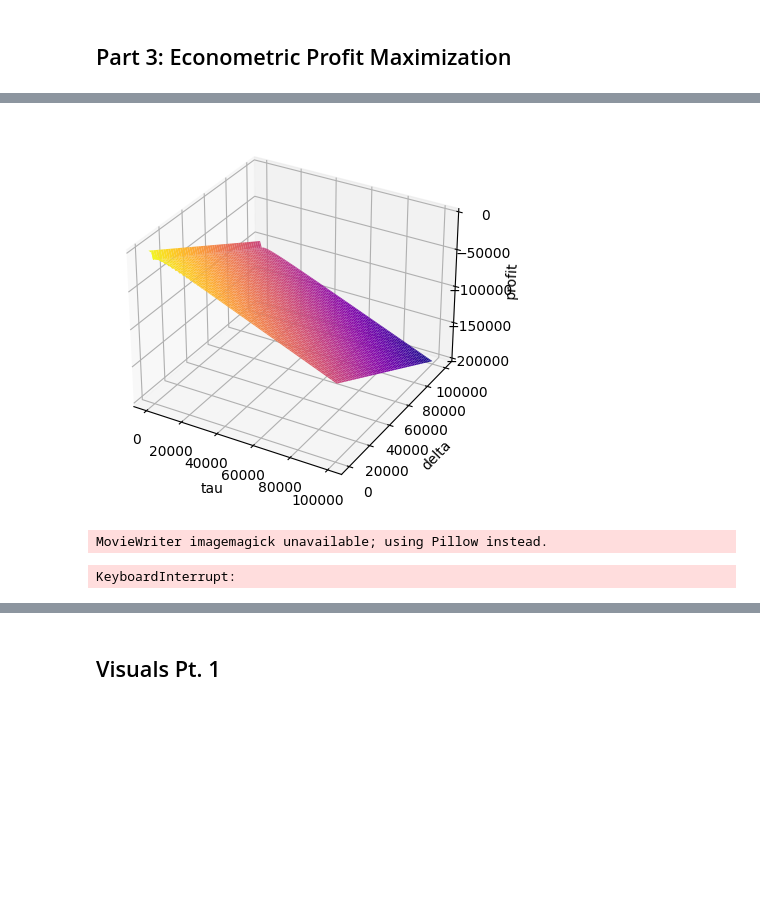
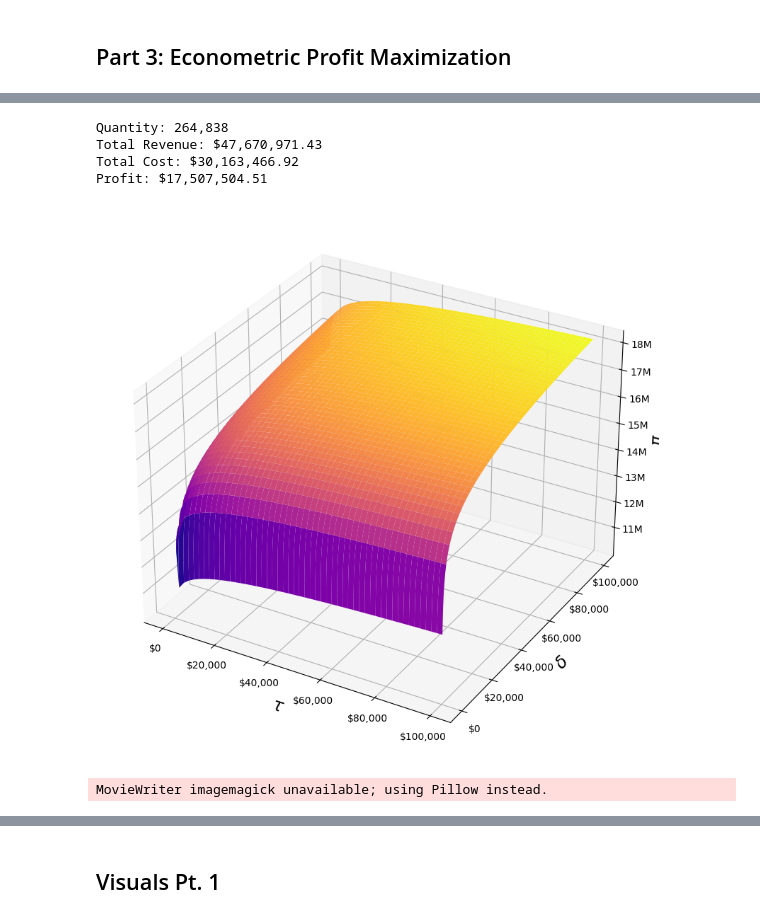
Before and after one commit to jakepenzak/blog-posts, a Jupyter notebook: Optimization/Main Driver.ipynb, the cells around one changed output, grey strips where cells are left out. Drawn from its saved outputs; the diff is of its cells as text; code cells hidden in the pictures; blank space fills up the shorter version.

Commit message:
Profit Max good to go!

```diff
--- a/Optimization/Main Driver.ipynb
+++ b/Optimization/Main Driver.ipynb
@@ -706,35 +437,68 @@ print(profit)
+# %%
+digital_ad = 61969.85331536775
+television_ad = 38030.14668463225
+
+quantity = quantity_demanded.evalf(subs={delta:digital_ad,tau:television_ad})
+revenue = Revenue.evalf(subs={delta:digital_ad,tau:television_ad})
+cost = Cost.evalf(subs={delta:digital_ad,tau:television_ad})
+profit = revenue - cost
+
+print(f"Quantity: {int(quantity):,}")
+print(f"Total Revenue: ${round(revenue,2):,}")
+print(f"Total Cost: ${round(cost,2):,}")
+print(f"Profit: ${round(profit,2):,}")
+# %% [output]
+Quantity: 264,838
+Total Revenue: $47,670,971.43
+Total Cost: $30,163,466.92
+Profit: $17,507,504.51
 # %%
 ## Plot
 
+def log(x):
+    return np.log(x)
+
 # Defining surface and axes
-tau = np.outer(np.linspace(0, 100000, 100), np.ones(100))
-delta = np.outer(np.linspace(0, 100000, 100), np.ones(100)).T
+tau = np.outer(np.linspace(0, 100000, 1000), np.ones(1000))
+delta = np.outer(np.linspace(0, 100000, 1000), np.ones(1000)).T
 
-# quantity = 10000 - 75*price
-profit = -1838.81259185848*delta**0.5*tau**0.3*np.exp(-0.03*np.log(delta)**2 - 0.05*np.log(tau)**2) - delta - tau
 
-fig = plt.figure()
+profit_function = -delta - tau - (-0.968313410101684*log(delta) - 0.466405178120087*log(tau) + 129.119659400231)*(9683.13410101684*log(delta) + 4664.05178120087*log(tau) + 108803.405997689) + 1742964.13818303*log(delta) + 839529.320616157*log(tau) + 19584613.079584
+
+fig = plt.figure(figsize=(10,10))
 # syntax for 3-D plotting
 ax = plt.axes(projection ='3d')
 # ax.set_xticks([-10,-5,0,5,10])
 # ax.set_yticks([-10,-5,0,5,10])
-ax.set_xlabel('tau')
-ax.set_ylabel('delta')
-ax.set_zlabel('profit')
+ax.set_xlabel(r'$\tau $', fontsize='xx-large')
+ax.set_ylabel(r'$\delta $', fontsize='xx-large')
+ax.set_zlabel(r'$\pi $', fontsize='xx-large')
+
+fmt = '${x:,.0f}'
+tick = mtick.StrMethodFormatter(fmt)
+ax.yaxis.set_major_formatter(tick)
+ax.xaxis.set_major_formatter(tick)
+
+def millions(x, pos):
+    'The two args are the value and tick position'
+    return '%1.0fM' % (x * 1e-6)
+
+formatter = FuncFormatter(millions)
+
+ax.zaxis.set_major_formatter(formatter)
 
 # syntax for plotting
-ax.plot_surface(tau, delta, profit, cmap ='plasma')
+ax.plot_surface(tau, delta, profit_function, cmap ='plasma')
 
 plt.show()
 
 # Rotating Visualization
 def rotate(angle):
     ax.view_init(azim=angle)
 
 rot_animation = animation.FuncAnimation(fig, rotate, frames=np.arange(0,362,2),interval=100)
 
 rot_animation.save('Images/profit.gif', dpi=100, writer='imagemagick')
 # %% [output]
-[figure, old version]
+[figure, new version]
 MovieWriter imagemagick unavailable; using Pillow instead.
-KeyboardInterrupt:
```
Also changed, not shown: parts of 25 cells of this notebook.
